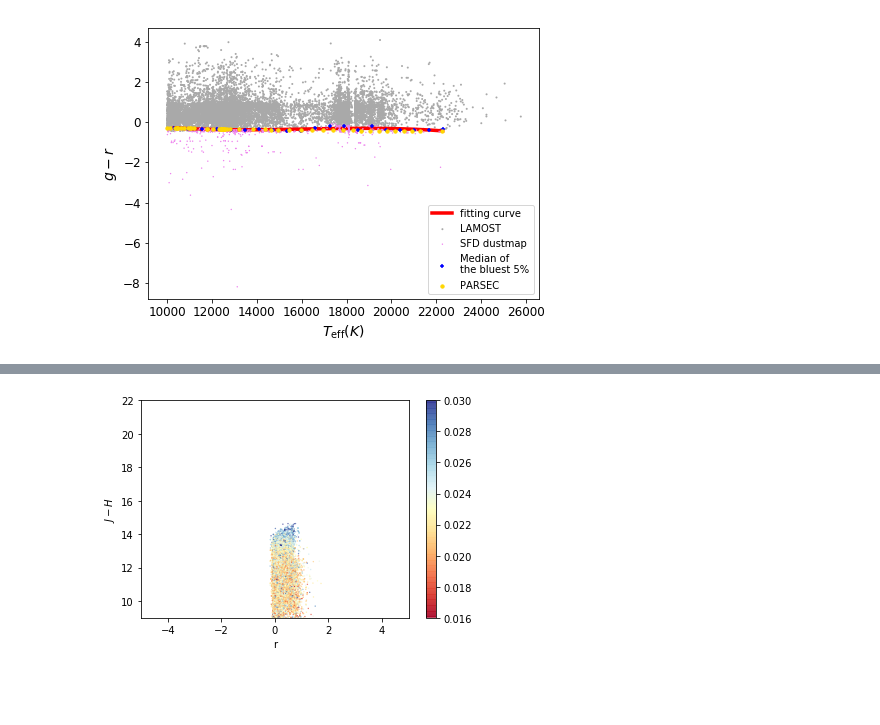
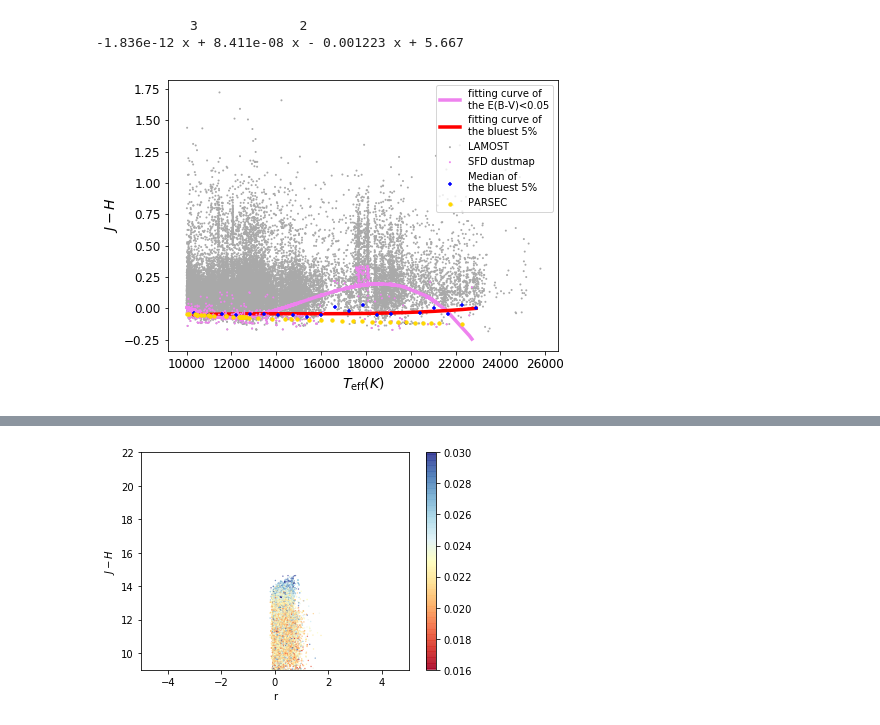
Before and after one commit to DengDingshan/OBIC_serious, a Jupyter notebook: LAMOST_fitcurve_pandas.ipynb, the cells around one changed output, grey strips where cells are left out. Drawn from its saved outputs; the diff is of its cells as text; code cells hidden in the pictures; blank space fills up the shorter version.

```diff
--- a/LAMOST_fitcurve_pandas.ipynb
+++ b/LAMOST_fitcurve_pandas.ipynb
@@ -128,8 +148,8 @@ print(starcatalog_fram_fil.iloc[:,0].size)
 # %%
 # cut source g-r:0.440
 origin = starcatalog_fram_fil
-starcatalog_fram_fil=starcatalog_fram_fil[(starcatalog_fram_fil[color1]-starcatalog_fram_fil[color2]>= -0.440)\
-                                         & (starcatalog_fram_fil[color1]>=12)]
+# starcatalog_fram_fil=starcatalog_fram_fil[(starcatalog_fram_fil[color1]-starcatalog_fram_fil[color2]>= -0.440)\
+#                                          & (starcatalog_fram_fil[color1]>=12)]
 # %%
 #filt the good one
 #apogee_tbl_fil = apogee_tbl[np.argwhere(np.logical_and(apogee_tbl['teff'] > 0, apogee_tbl['logg'] > -3))]
@@ -370,7 +374,7 @@ print(time.time() - time_start)
 # %%
 ### figures & Savename
-cc1 = 'g'
-cc2 = 'r'
+cc1 = 'J'
+cc2 = 'H'
 
 save = data_dir + 'pictures/'
 # save = '/Users/SY/Desktop/obic/picture/'
@@ -378,13 +382,29 @@ save = data_dir + 'pictures/'
 i = datetime.datetime.now()
 date_now = "%s_%s_%s_" % (i.year, i.month, i.day)
 ylabel = '$%s - %s$'%(cc1,cc2)
-savename1 = save + date_now + cc1 + cc2 + '3'+'.png'
+savename1 = save + date_now + cc1 + cc2 + 'logg3'+'.png'
 savename2 = save + date_now + cc1 + '_HR_' + cc2 +'.png'
 savename3 = save + date_now + 'errteff.png'
-savename5 = save + date_now + cc1 + cc2 + '3'+'ylim'+'.png'
 
-savename_SFD_JH_only = save + date_now + 'SFD_JH' + '.png'
-savename_SFD_JH_totle = save + date_now + 'SFD_JH_LAMOST_ylim' + '.png'
+savename5 = save + date_now + cc1 + cc2 + '_logg3_SFD'+'50%'+'.png'
+# %%
+# plt hist of ebv
+
+# plt.hist(ebv_final,1000)
+# plt.savefig(save+'ebv.png',dpi = 200)
+# plt.xlim(0,2)
+# plt.show()
+
+# 拟合SFD
+
+fcc = np.polyfit(SFD_catalog_teff, SFD_catalog_color, 3)#用3次多项式拟合 SFD
+fitcurve = np.poly1d(fcc)
+print(fitcurve) #在屏幕上打印拟合多项式
+
+SFD_vals = fitcurve(SFD_catalog_teff)
+# %% [output]
+            3             2
+-1.836e-12 x + 8.411e-08 x - 0.001223 x + 5.667
 # %%
 #PLT
 plt.figure(1,figsize=(7, 5))
@@ -394,37 +414,40 @@ plt.ylabel(ylabel,fontsize=14)
 
 # the data we use
 plt.scatter(starcatalog_fram_fil[teff], starcatalog_fram_fil[color1]-starcatalog_fram_fil[color2],\
             c='darkgray',s=4, edgecolors='None',label='LAMOST')
 
-# ic from SFD dustmap
-plt.scatter(SFD_catalog_teff,SFD_catalog_color,alpha=1,edgecolors='None',c='violet',s=2,label='SFD dustmap',zorder=2)
+# data we use in the SFD dustmap
+plt.scatter(SFD_catalog_teff,SFD_catalog_color,alpha=1,edgecolors='None',c='violet',s=4,label='SFD dustmap',zorder=2)
+
+# SFD fitcurve
+plt.plot(SFD_catalog_teff, SFD_vals, c='violet',linewidth = 3.5,label='fitting curve of \nthe E(B-V)<0.05',zorder=1)
 
 # ic plot from blue edge
-plt.plot(int_teff, colorvals, c='r',linewidth = 3.5,label='fitting curve',zorder=1)
+plt.plot(int_teff, colorvals, c='r',linewidth = 3.5,label='fitting curve of \nthe bluest 5%',zorder=1)
 
 # ic from blue edge
 plt.scatter(int_teff, int_color, edgecolors='None',c='b', marker = '+',s=11,label='Median of\nthe bluest 5%',zorder=2)
 
 # ic from Allen's work
 # plt.scatter(BBFrame_fil['Teff'],BBFrame_fil['J-H'],c='lime',s=11,label='Allen',zorder=2)
 
 # ic from parsec
 plt.scatter(parsec_teff,parsec_color,c='gold',s=11,label='PARSEC',zorder=2)
 
 ### Draw the plot
 
 # plt.xlabel('$T_\mathrm{eff}$'); plt.ylabel(ylabel)
 #plt.scatter(BBFrame_fil['Teff'],BBFrame_fil['J-H'],c='#FF6666',s=11,label='Allen')
 
-plt.legend(loc='lower right')
+plt.legend(loc='upper right')
 #new_ticks = np.linspace(-1,2,7)
 #plt.yticks(new_ticks)
 # plt.ylim(np.min(starcatalog_fram_fil[color1] - starcatalog_fram_fil[color2]) - 0.5,\
 #         np.max(starcatalog_fram_fil[color1] - starcatalog_fram_fil[color2]))
 plt.xticks(fontsize=12)
 plt.yticks(fontsize=12)
-plt.savefig(savename1,dpi=200)
-# plt.savefig(savename5,dpi=200)
+# plt.savefig(savename1,dpi=200)
+plt.savefig(savename5,dpi=200)
 plt.show()
 # %% [output]
-[figure, old version]
+[figure, new version]
```
Also changed, not shown: parts of 15 cells of this notebook, 1 other file.
